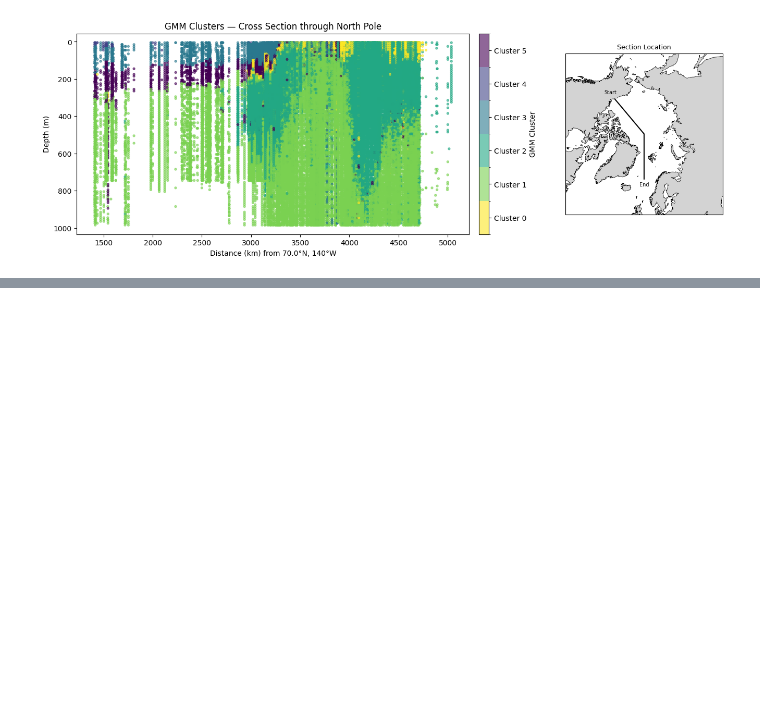
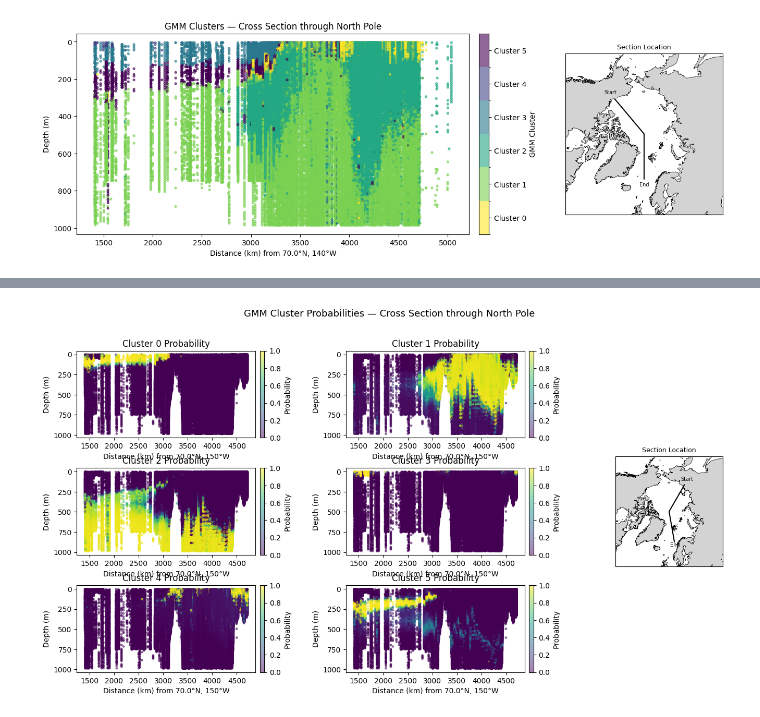
Before and after one commit to Mfdcng2/WaterMassClassification, a Jupyter notebook: Cluster_n_sensitivity/Ensemble.ipynb, the cells around one changed output, grey strips where cells are left out. Saved outputs shown, nothing was run; the diff lists cells and outputs as text; code cells hidden in the pictures; blank space fills up the shorter version.

```diff
--- a/Cluster_n_sensitivity/Ensemble.ipynb
+++ b/Cluster_n_sensitivity/Ensemble.ipynb
@@ -448,0 +443,4 @@ This figure includes Axes that are not compatible with tight_layout, so results
+# %%
+cross_sec_lon_prob(df_sampled, n_clusters, -170, tol=0.5, start_lat=70.0, start_lon=150)
+# %% [output]
+[figure, added]
```
Also changed, not shown: parts of 7 cells of this notebook.
